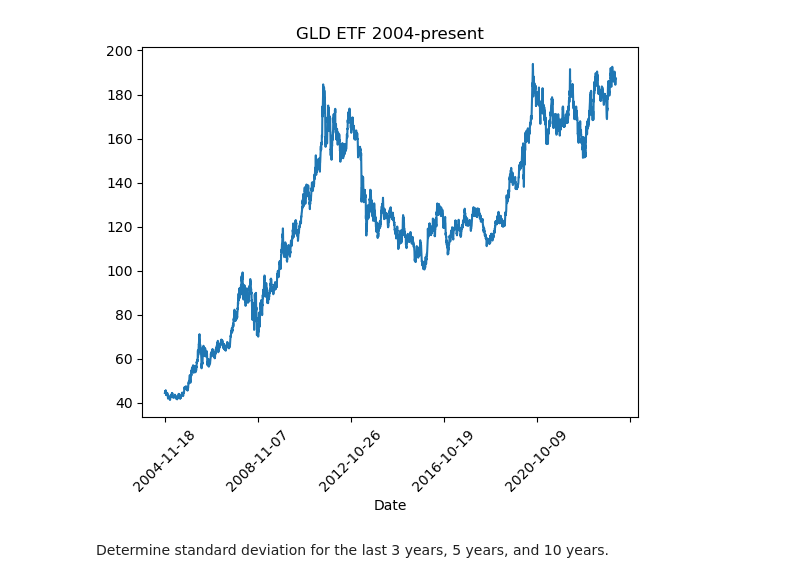
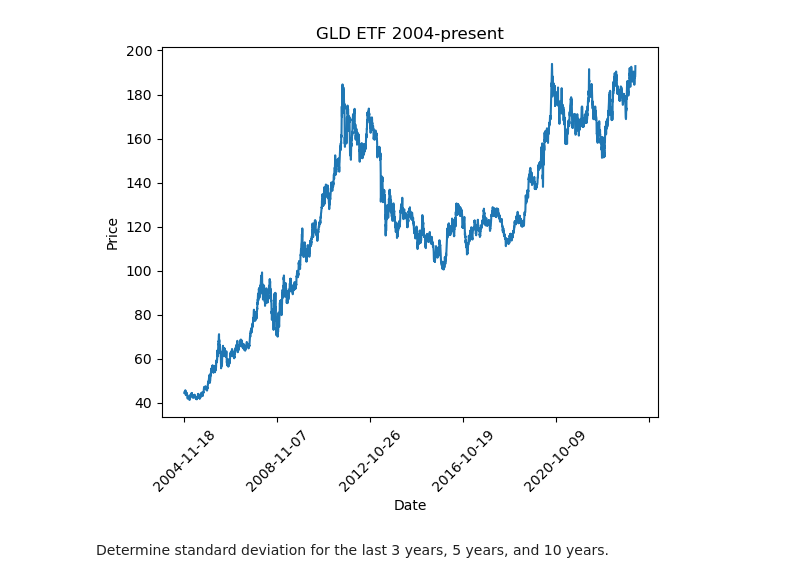
Before and after one commit to rushichokshi/Investment-Analysis, a Jupyter notebook: notebooks/gld.ipynb, the cells around one changed output. Cells and saved outputs as stored; diff of their text form; code cells hidden in the pictures.

```diff
--- a/notebooks/gld.ipynb
+++ b/notebooks/gld.ipynb
@@ -11,11 +11,12 @@ gld = gld.drop(columns=['Open','High','Low','Close','Volume'],axis=1)
 # %%
 gld.plot(x="Date",y="Adj Close",kind="line")
 plt.xticks(rotation=45)
 plt.title('GLD ETF 2004-present')
 plt.legend().remove()
+plt.ylabel('Price')
 plt.show()
 # %% [output]
-[figure, old version]
+[figure, new version]
 # %%
 ########################################################################################################
 # %% [markdown]
```
Also changed, not shown: parts of 30 cells of this notebook, 6 other files.
